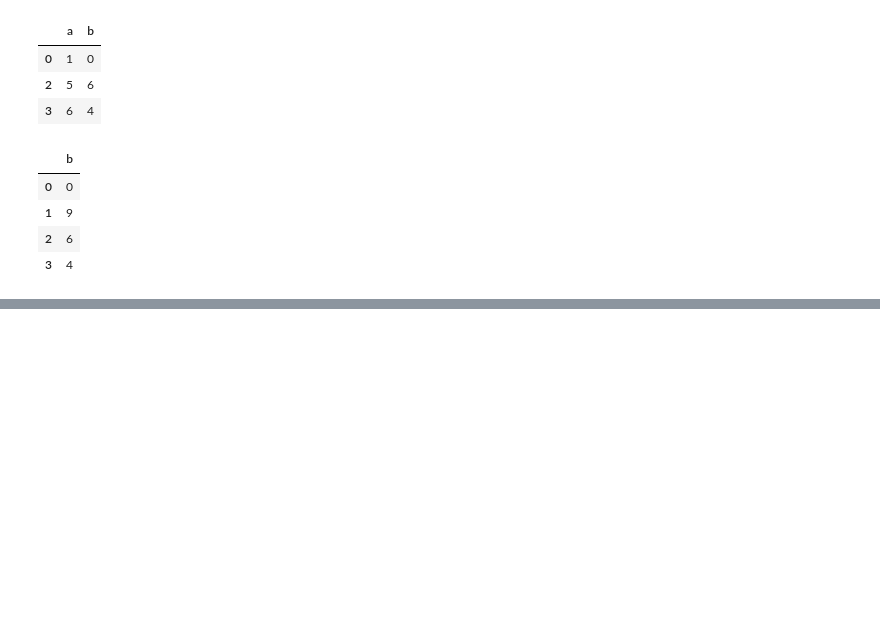
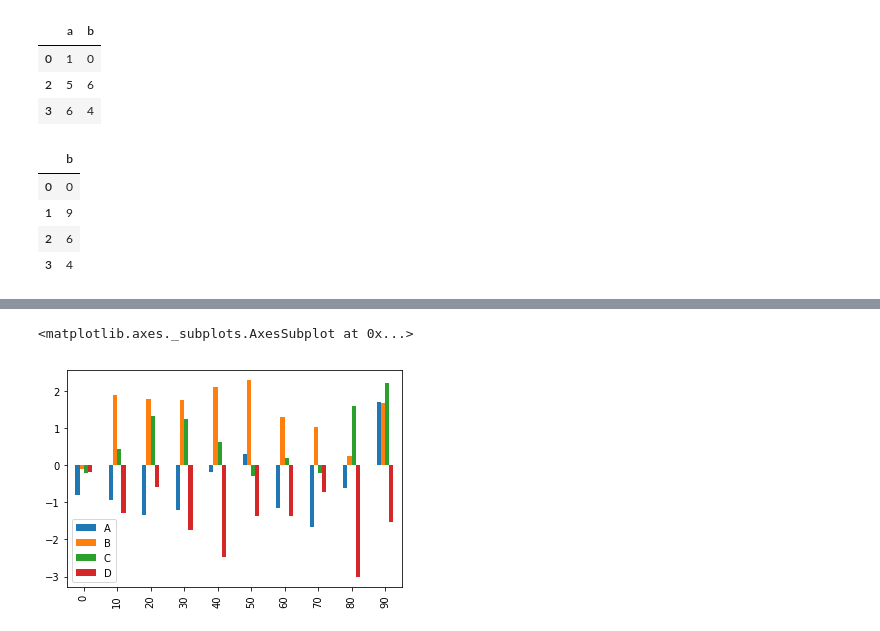
Before and after one commit to froyot/mlnotebook, a Jupyter notebook: pandas 学习笔记.ipynb, the cells around one changed output, grey strips where cells are left out. Drawn from its saved outputs; the diff is of its cells as text; code cells hidden in the pictures; blank space fills up the shorter version.

```diff
--- a/pandas 学习笔记.ipynb
+++ b/pandas 学习笔记.ipynb
@@ -245,0 +307,5 @@ d.drop("a",axis=1)
+# %%
+p.plot(kind='bar')
+# %% [output]
+<matplotlib.axes._subplots.AxesSubplot at 0x...>
+[figure, added]
```
Also changed, not shown: parts of 13 cells of this notebook, 3 other files.
